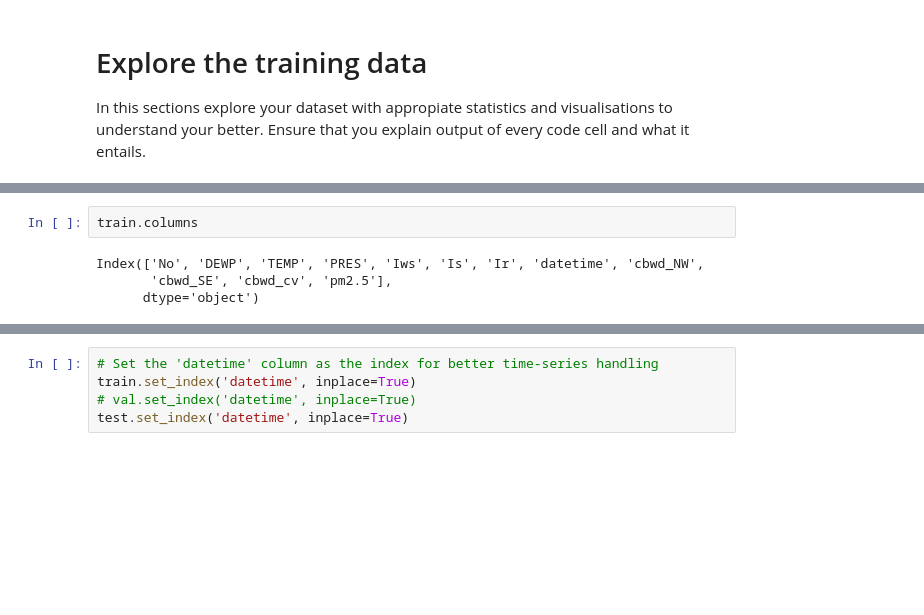
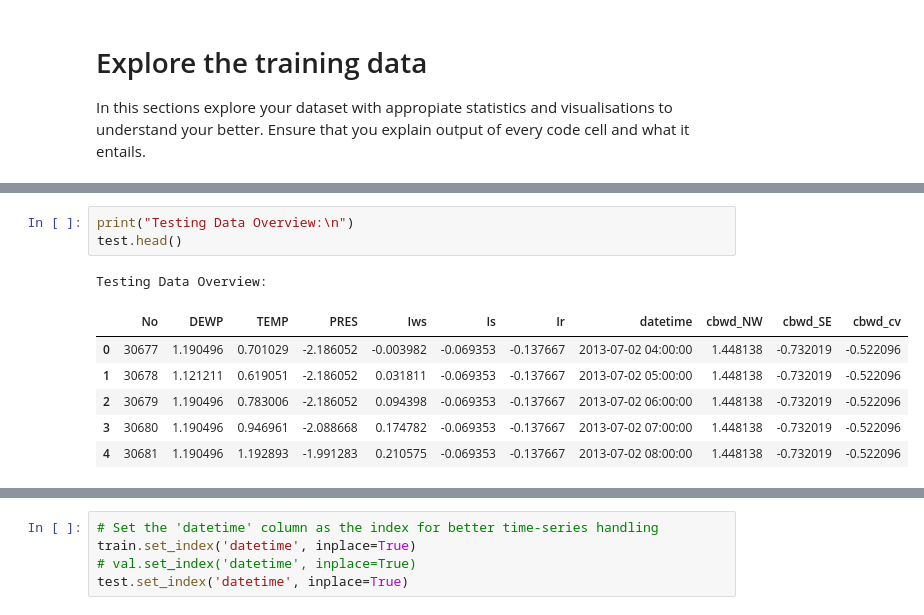
Before and after one commit to j-agbaje/Beijing_PM2.5_forecasting_model, a Jupyter notebook: air_quality_forecasting_starter_code.ipynb, the cells around one changed output, grey strips where cells are left out. Cells and saved outputs as stored; diff of their text form; blank space fills up the shorter version.

```diff
--- a/air_quality_forecasting_starter_code.ipynb
+++ b/air_quality_forecasting_starter_code.ipynb
@@ -36,9 +40,14 @@ Training Data Overview:
 | 2 | 3 | -1.580878 | -1.922250 | 0.248559 | -0.343514 | -0.069353 | -0.137667 | 2010-01-01 02:00:00 | 1.448138 | -0.732019 | -0.522096 | ... |
 | 3 | 4 | -1.580878 | -2.168183 | 0.248559 | -0.280926 | -0.069353 | -0.137667 | 2010-01-01 03:00:00 | 1.448138 | -0.732019 | -0.522096 | ... |
 | 4 | 5 | -1.511594 | -2.004228 | 0.151174 | -0.218339 | -0.069353 | -0.137667 | 2010-01-01 04:00:00 | 1.448138 | -0.732019 | -0.522096 | ... |
-# %%
-train.columns
-# %% [output]
-Index(['No', 'DEWP', 'TEMP', 'PRES', 'Iws', 'Is', 'Ir', 'datetime', 'cbwd_NW',
-       'cbwd_SE', 'cbwd_cv', 'pm2.5'],
-      dtype='object')
+# %%
+print("Testing Data Overview:\n")
+test.head()
+# %% [output]
+Testing Data Overview:
+|  | No | DEWP | TEMP | PRES | Iws | Is | Ir | datetime | cbwd_NW | cbwd_SE | cbwd_cv |
+| 0 | 30677 | 1.190496 | 0.701029 | -2.186052 | -0.003982 | -0.069353 | -0.137667 | 2013-07-02 04:00:00 | 1.448138 | -0.732019 | -0.522096 |
+| 1 | 30678 | 1.121211 | 0.619051 | -2.186052 | 0.031811 | -0.069353 | -0.137667 | 2013-07-02 05:00:00 | 1.448138 | -0.732019 | -0.522096 |
+| 2 | 30679 | 1.190496 | 0.783006 | -2.186052 | 0.094398 | -0.069353 | -0.137667 | 2013-07-02 06:00:00 | 1.448138 | -0.732019 | -0.522096 |
+| 3 | 30680 | 1.190496 | 0.946961 | -2.088668 | 0.174782 | -0.069353 | -0.137667 | 2013-07-02 07:00:00 | 1.448138 | -0.732019 | -0.522096 |
+| 4 | 30681 | 1.190496 | 1.192893 | -1.991283 | 0.210575 | -0.069353 | -0.137667 | 2013-07-02 08:00:00 | 1.448138 | -0.732019 | -0.522096 |
```
Also changed, not shown: parts of 14 cells of this notebook.
